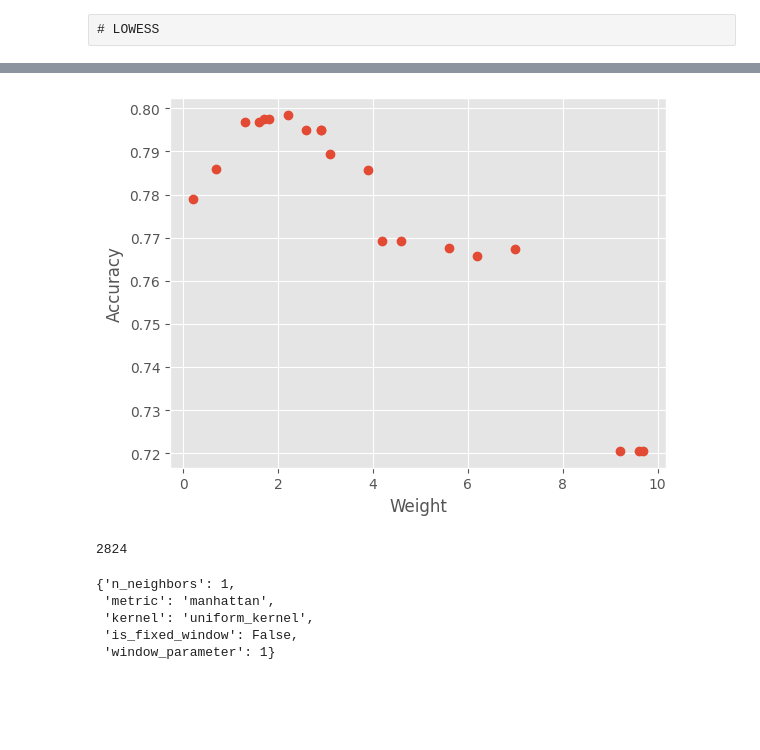
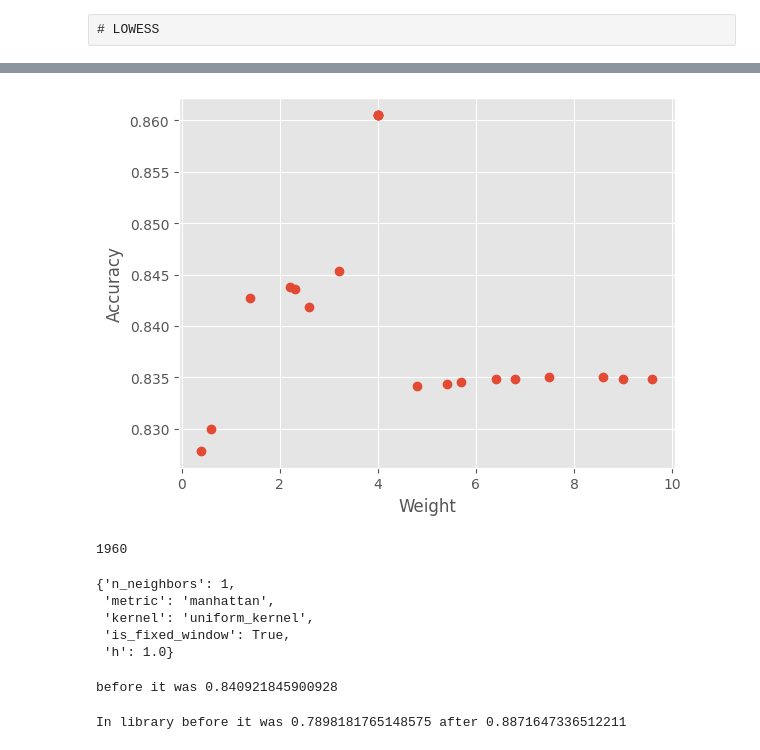
Before and after one commit to itmo-ml-lab-ML-course/lab1-knn-Nikkirche, a Jupyter notebook: lab.ipynb, the cells around one changed output, grey strips where cells are left out. Saved outputs shown, nothing was run; the diff lists cells and outputs as text; code cells hidden in the pictures; blank space fills up the shorter version.

```diff
--- a/lab.ipynb
+++ b/lab.ipynb
@@ -74,13 +74,17 @@ def train_all(trial, model):
         k = trial.suggest_categorical('kernel',
                                       ['uniform_kernel', 'gaussian_kernel', 'triungular_kernel', 'epachnikov_kernel'])
         fixed = trial.suggest_categorical('is_fixed_window', [True, False])
-        window_parameter = trial.suggest_int("window_parameter", 1, n)
-        clf = model(n_neighbors=n, metric=m, kernel=k, is_fixed_window=fixed, window_parameter=window_parameter)
+        clf = model(n_neighbors=n, metric=m, kernel=k, is_fixed_window=fixed)
+        if (fixed):
+            h = trial.suggest_float("h", 1, n)
+            clf.h = h
+        else:
+            k = trial.suggest_int("k", 1, n)
+            clf.k = k
     else:
         clf = model(n_neighbors=n, metric=m)
     clf.fit(x_train, y_train)
     return mean(cross_val_score(clf, x_train, y_train, cv=3, scoring='accuracy'))
-
 
 bmods = []
 for mod, name in zip(models, models_name):
@@ -177,19 +181,32 @@ for mod, name in zip(models, models_name):
 # %% [raw]
 # LOWESS
+# %%
+    x_train, x_test, y_train, y_test = train_test_split(X, Y, test_size=0.25, random_state=1)
 # %%
 
 from sklearn.metrics import balanced_accuracy_score
 from optuna import create_study
+isf = bmods[1]['is_fixed_window']
+best_mod = MyKNeighborsClassifier(n_neighbors=5, metric=bmods[1]['metric'], kernel=bmods[1]['kernel'],
+is_fixed_window = isf)
+if(isf):
+    best_mod.h = bmods[1]['h']
+else:
+    best_mod.k = bmods[1]['k']
+arr = ([], [])
 
-best_mod = MyKNeighborsClassifier(n_neighbors=10, metric=bmods[1]['metric'], kernel=bmods[1]['kernel'])
 
-arr = ([],[])
 def check_weight(trial, anomalies):
-    w = trial.suggest_float("weight", low=0, high=10,step=0.1)
+    w = trial.suggest_float("weight", low=0, high=10, step=0.1)
     wr = [1 for _ in range(len(x_train))]
     for i in anomalies:
         wr[i] = w
-    m = MyKNeighborsClassifier(n_neighbors=10, metric=bmods[1]['metric'], kernel=bmods[1]['kernel'], weights=wr)
+    m = MyKNeighborsClassifier(n_neighbors=5, metric=bmods[1]['metric'], kernel=bmods[1]['kernel'], weights=wr,
+                               is_fixed_window=bmods[1]['is_fixed_window'])
+    if(isf):
+        best_mod.h = bmods[1]['h']
+    else:
+        best_mod.k = bmods[1]['k']
     m.fit(x_train, y_train)
     arr[0].append(w)
     p = balanced_accuracy_score(y_test, m.predict(x_test))
@@ -200,7 +217,7 @@ def check_weight(trial, anomalies):
 anom = lowess(best_mod, x_train, y_train)
 study = create_study(direction='maximize')
 study.optimize(lambda trial: check_weight(trial, anom), n_trials=20)
-plt.plot(arr[0],arr[1],'o')
+plt.plot(arr[0], arr[1], 'o', label='with using of lowess')
 plt.xlabel("Weight")
 plt.ylabel("Accuracy")
 plt.show()
@@ -226,10 +243,20 @@ print(len(anom))
-[figure, old version]
+[figure, new version]
-2824
+1960
 # %%
 bmods[1]
 # %% [output]
 {'n_neighbors': 1,
  'metric': 'manhattan',
  'kernel': 'uniform_kernel',
- 'is_fixed_window': False,
- 'window_parameter': 1}
+ 'is_fixed_window': True,
+ 'h': 1.0}
+# %%
+best_mod.fit(x_train, y_train)
+print(f'before it was {balanced_accuracy_score(y_test, best_mod.predict(x_test))}')
+# %% [output]
+before it was 0.840921845900928
+# %%
+print(
+    f'In library before it was {balanced_accuracy_score(y_test, KNeighborsClassifier(n_neighbors=10, metric=bmods[1]["metric"]).fit(x_train, y_train).predict(x_test))} after {balanced_accuracy_score(y_test, KNeighborsClassifier(n_neighbors=10, weights="distance", metric=bmods[1]["metric"]).fit(x_train, y_train).predict(x_test))}')
+# %% [output]
+In library before it was 0.7898181765148575 after 0.8871647336512211
```
Also changed, not shown: parts of 4 cells of this notebook, 1 other file.
